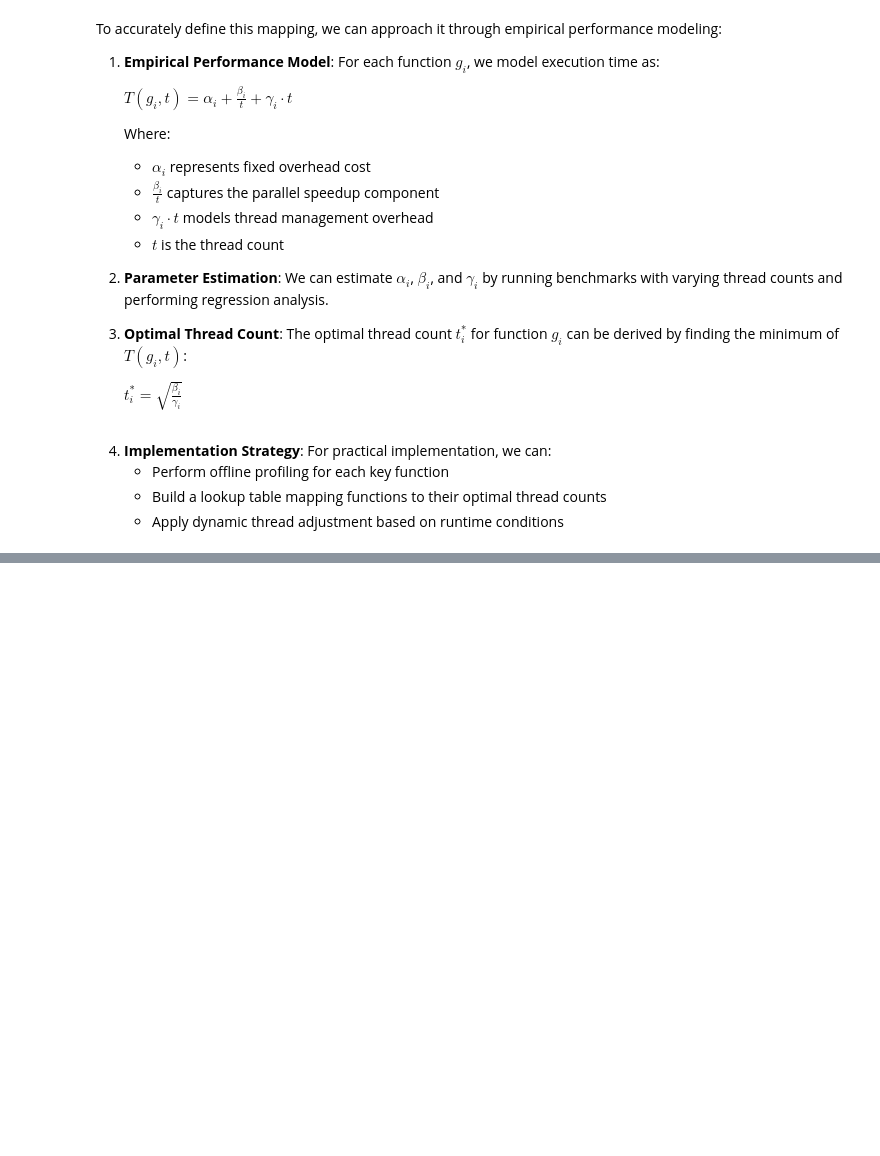
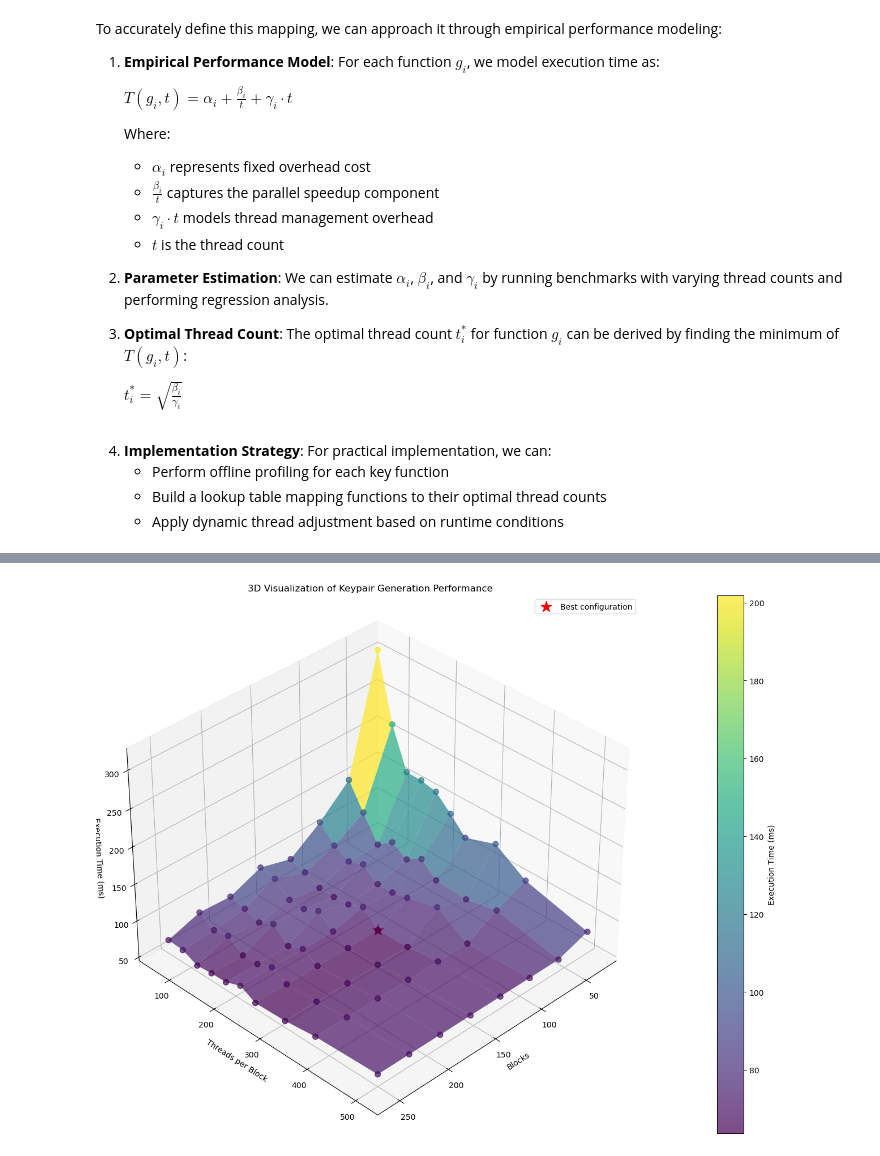
Before and after one commit to jiahaoxiang2000/sphincs-plus, a Jupyter notebook: utils/adaptive-thread.ipynb, the cells around one changed output, grey strips where cells are left out. Saved outputs shown, nothing was run; the diff lists cells and outputs as text; code cells hidden in the pictures; blank space fills up the shorter version.

```diff
--- a/utils/adaptive-thread.ipynb
+++ b/utils/adaptive-thread.ipynb
@@ -139,0 +246,70 @@ The results align with our empirical observations, where performance initially i
+# %%
+# Create a 3D visualization of blocks, threads, and execution time
+fig = plt.figure(figsize=(14, 10))
+ax = fig.add_subplot(111, projection="3d")
+
+# Extract the data
+blocks = df["blocks"].values
+threads = df["threads"].values
+times = df["time(ms)"].values
+
+# Create a meshgrid for surface plotting
+unique_blocks = np.sort(np.unique(blocks))
+unique_threads = np.sort(np.unique(threads))
+X, Y = np.meshgrid(unique_blocks, unique_threads)
+
+# Create an interpolated surface
+Z = np.zeros(X.shape)
+for i in range(len(unique_threads)):
+    for j in range(len(unique_blocks)):
+        # Find matching data points
+        matches = (blocks == unique_blocks[j]) & (threads == unique_threads[i])
+        if np.any(matches):
+            Z[i, j] = np.mean(times[matches])
+        else:
+            # Use nearest neighbor interpolation for missing data points
+            distances = (blocks - unique_blocks[j]) ** 2 + (
+                threads - unique_threads[i]
+            ) ** 2
+            Z[i, j] = times[np.argmin(distances)]
+
+# Plot the surface
+surf = ax.plot_surface(
+    X, Y, Z, cmap="viridis", alpha=0.7, edgecolor="none", antialiased=True
+)
+
+# Create the 3D scatter plot on top
+scatter = ax.scatter(blocks, threads, times, c=times, cmap="viridis", s=50, alpha=0.7)
+
+# Highlight the best performance point
+ax.scatter(
+    [best_config["blocks"]],
+    [best_config["threads"]],
+    [best_config["time(ms)"]],
+    color="red",
+    s=200,
+    marker="*",
+    label="Best configuration",
+)
+
+# Add labels and title
+ax.set_xlabel("Blocks")
+ax.set_ylabel("Threads per Block")
+ax.set_zlabel("Execution Time (ms)")
+ax.set_title("3D Visualization of Keypair Generation Performance")
+
+# Add a color bar
+cbar = fig.colorbar(surf, ax=ax, pad=0.1)
+cbar.set_label("Execution Time (ms)")
+
+# Add grid and legend
+ax.grid(True, alpha=0.3)
+ax.legend()
+
+# Adjust view angle for better visualization
+ax.view_init(elev=35, azim=45)
+
+plt.tight_layout()
+plt.show()
+# %% [output]
+[figure, added]
```
Also changed, not shown: parts of 7 cells of this notebook.
